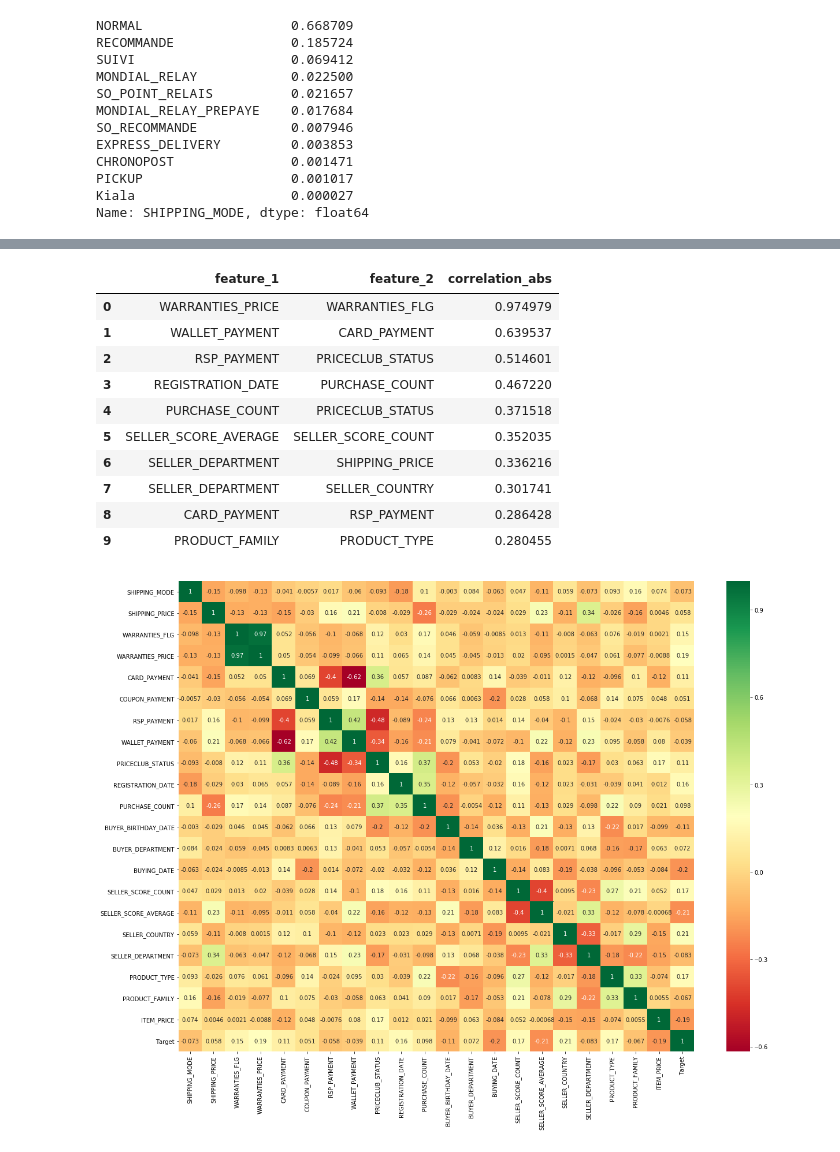
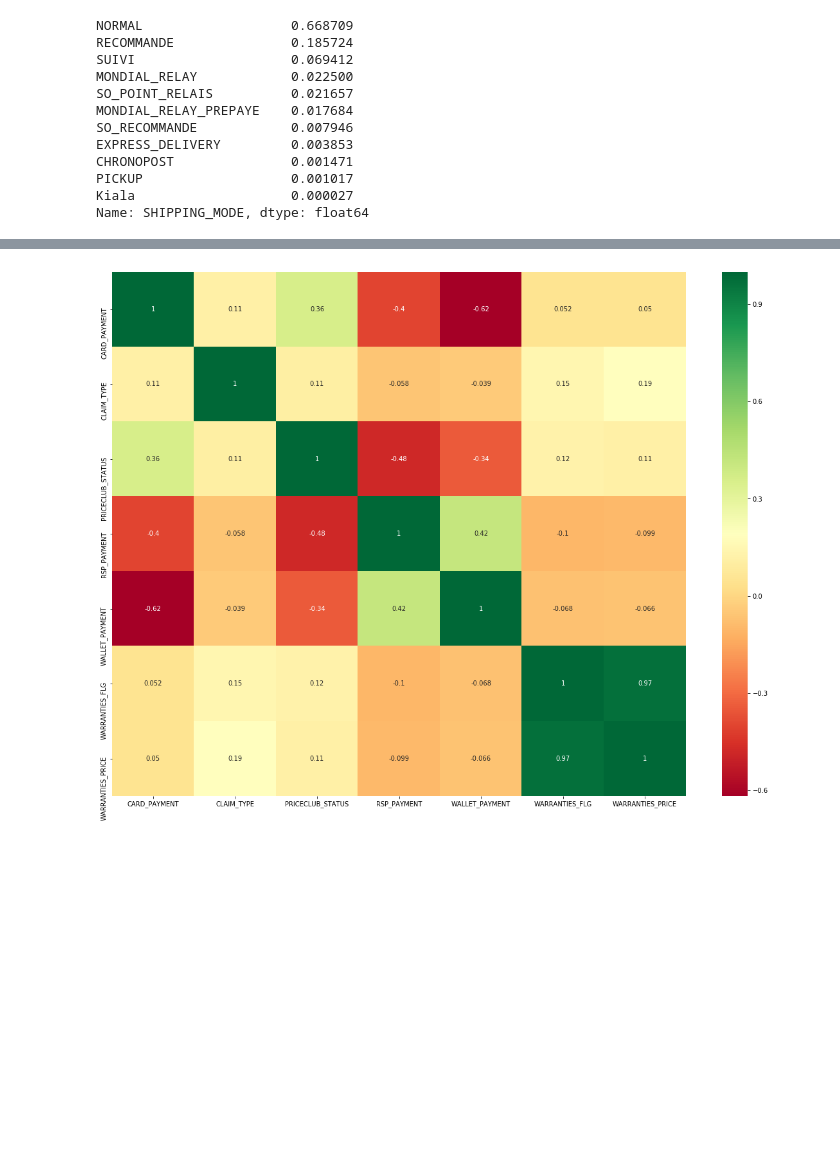
Before and after one commit to jeremycombe/Pipeline, a Jupyter notebook: BestEstimator_tests.ipynb, the cells around one changed output, grey strips where cells are left out. Cells and saved outputs as stored; diff of their text form; code cells hidden in the pictures; blank space fills up the shorter version.

Commit message:
corr finished

```diff
--- a/BestEstimator_tests.ipynb
+++ b/BestEstimator_tests.ipynb
@@ -713,21 +713,7 @@ clf1.Feature_Importances(clf, Multi_Train[0:100], Multi_Target[0:100], ID = 'ID'
 # %%
-clf1.get_corr(Multi_Train, Multi_Target, ID ='ID', n_pairs = 10)
+clf1.corr_mat(Multi_Train, Multi_Target, ID = 'ID', n = 100, n_pairs = 3)
 # %% [output]
-|  | feature_1 | feature_2 | correlation_abs |
-| 0 | WARRANTIES_PRICE | WARRANTIES_FLG | 0.974979 |
-| 1 | WALLET_PAYMENT | CARD_PAYMENT | 0.639537 |
-| 2 | RSP_PAYMENT | PRICECLUB_STATUS | 0.514601 |
-| 3 | REGISTRATION_DATE | PURCHASE_COUNT | 0.467220 |
-| 4 | PURCHASE_COUNT | PRICECLUB_STATUS | 0.371518 |
-| 5 | SELLER_SCORE_AVERAGE | SELLER_SCORE_COUNT | 0.352035 |
-| 6 | SELLER_DEPARTMENT | SHIPPING_PRICE | 0.336216 |
-| 7 | SELLER_DEPARTMENT | SELLER_COUNTRY | 0.301741 |
-| 8 | CARD_PAYMENT | RSP_PAYMENT | 0.286428 |
-| 9 | PRODUCT_FAMILY | PRODUCT_TYPE | 0.280455 |
+[figure, added]
-# %%
-clf1.corr_mat(Multi_Train, Multi_Target, ID = 'ID', n = 100)
-# %% [output]
-[figure, removed]
 # %%
 def get_redundant_pairs(df):
     '''Get diagonal and lower triangular pairs of correlation matrix'''
```
Also changed, not shown: parts of 1 cell of this notebook, 1 other file.
